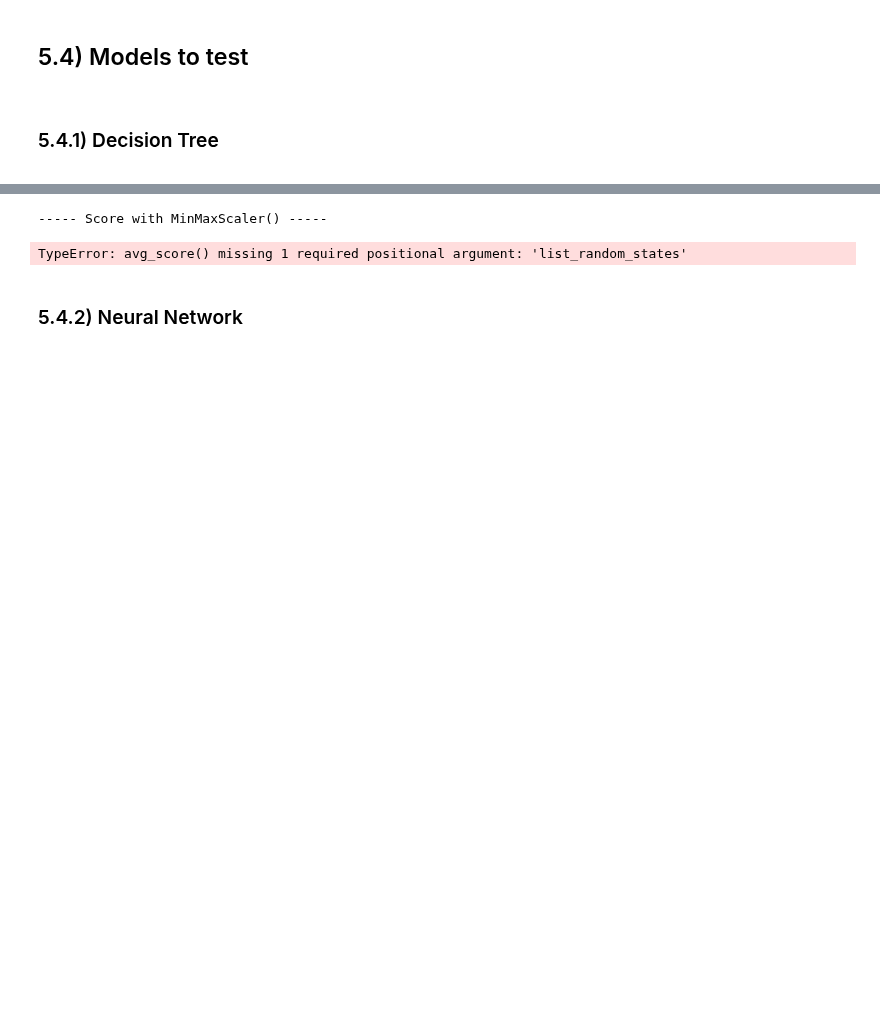
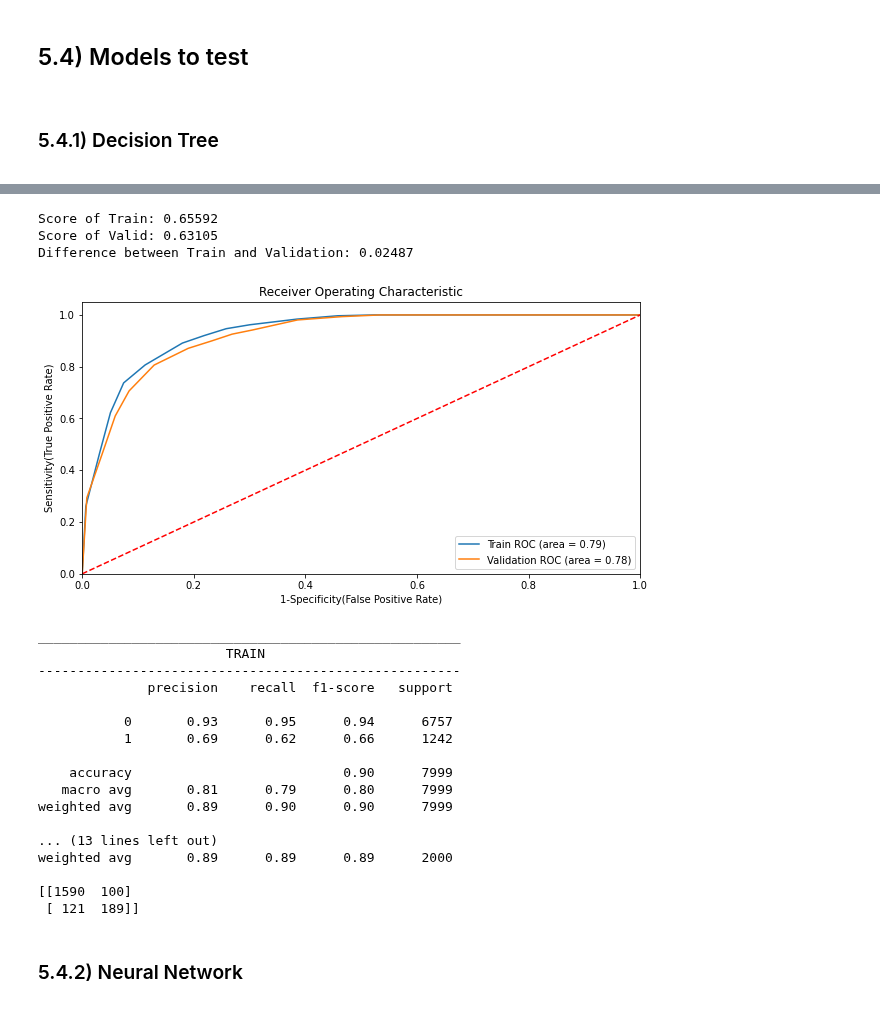
Before and after one commit to JohnnyCodess/Project-Machine-Learning, a Jupyter notebook: USAR ESTE!!!.ipynb, the cells around one changed output, grey strips where cells are left out. Cells and saved outputs as stored; diff of their text form; code cells hidden in the pictures; blank space fills up the shorter version.

```diff
--- a/USAR ESTE!!!.ipynb
+++ b/USAR ESTE!!!.ipynb
@@ -989,3 +1038,31 @@ data_selected_features.shape
+# %%
+def removing_outliers(X_train, y_train):
+
+        # Join X and y training part
+        X_y_train = X_train.join(y_train)
+
+        iforest = IsolationForest(n_estimators=100, max_samples='auto', contamination=0.02,
+                                  max_features=1.0, bootstrap=False, n_jobs=-1, random_state=1)
+
+        # Returns 1 of inliers, -1 for outliers
+        pred = iforest.fit_predict(X_train)
+
+        # Extract outliers
+        inlier_index = np.where(pred==1)
+
+        X_y_train_filtered = X_y_train.iloc[inlier_index]
+
+        # Print percentage of outliers removed
+        dif = X_y_train.shape[0] - X_y_train_filtered.shape[0]
+        perc_outliers = np.round(dif / X_y_train.shape[0] * 100, 2)
+        print(f'Percentage of outliers removed: {perc_outliers}% ({dif} observations)')
+
+        # Define data as all the independent variables
+        X_train = X_y_train_filtered.drop(['Buy'], axis=1)
+        # Define target as the dependent variable
+        y_train = X_y_train_filtered['Buy']
+
+        return X_train, y_train
 # %% [markdown]
 <a class="anchor" id="rungrids">
 
@@ -1318,23 +1269,38 @@ Best score= 0.6647365633980563
 # %%
-model_dt = DecisionTreeClassifier(
+DecisionTree = DecisionTreeClassifier(
         criterion='entropy',
-        max_depth= 4,
+        max_depth= 7,
         max_features= None,
         splitter='best',
         max_leaf_nodes= None,
-        min_samples_leaf= 200,
-        min_samples_split= 200,
+        min_samples_leaf= 300,
+        min_samples_split= 300,
         )
 
 # -------------------------------------------------------------------------------------------
-for scale in scalling:
-    print(f'\n----- Score with {scale} -----')
-    avg_score(model_dt, skf, scale, data_selected_features, target, remove_outliers=False)
-
-#avg_score(model_dt, skf, min_max2, data_selected_features, target, remove_outliers=False)
+check_overfitting(data, target, random_state=0, remove_outliers=False, scale_data=False, model=DecisionTree)
 # %% [output]
------ Score with MinMaxScaler() -----
+Score of Train: 0.65592
+Score of Valid: 0.63105
+Difference between Train and Validation: 0.02487
+[figure, added]
-TypeError: avg_score() missing 1 required positional argument: 'list_random_states'
+______________________________________________________
+                        TRAIN
+------------------------------------------------------
+              precision    recall  f1-score   support
+
+           0       0.93      0.95      0.94      6757
+           1       0.69      0.62      0.66      1242
+
+    accuracy                           0.90      7999
+   macro avg       0.81      0.79      0.80      7999
+weighted avg       0.89      0.90      0.90      7999
+
+... (13 lines left out)
+weighted avg       0.89      0.89      0.89      2000
+
+[[1590  100]
+ [ 121  189]]
 # %% [markdown]
 <a class="anchor" id="nn">
 
```
Also changed, not shown: parts of 59 cells of this notebook.
